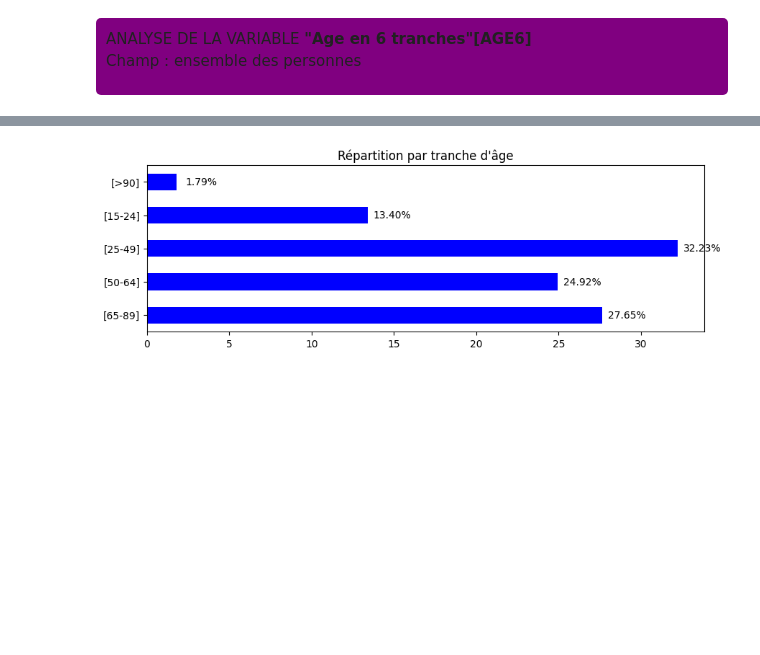
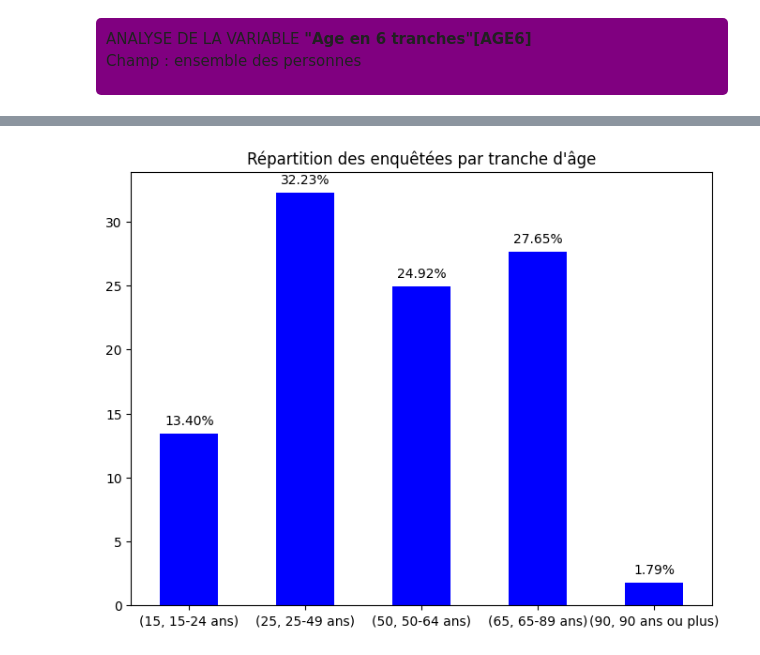
Before and after one commit to Gustiyn/ANALYSE-DES-DONNEES-ACTIVITE-EMPLOI-ET-CHOMAGE---ENQUETE-EMPLOI-EN-CONTINU, a Jupyter notebook: EEC23.ipynb, the cells around one changed output, grey strips where cells are left out. Drawn from its saved outputs; the diff is of its cells as text; code cells hidden in the pictures; blank space fills up the shorter version.

```diff
--- a/EEC23.ipynb
+++ b/EEC23.ipynb
@@ -260,0 +317,5 @@ print(missing_values.loc['AAC'])
+# %%
+eec23_aac = pd.DataFrame()
+eec23_aac['code_mod'] = eec23['AAC'].fillna(0).astype(int).astype(str)
+eec23_aac['mod_lib'] = eec23_aac['code_mod'].map(aac_dict)
+print(eec23_aac)
@@ -261,12 +345,16 @@ print(missing_values.loc['AAC'])
 # %%
-total = eec23['AAC'].value_counts().sum()
-pourcentages = eec23['AAC'].value_counts() / total * 100
+total = eec23_aac.value_counts().sum()
+pourcentages = eec23_aac.value_counts() / total * 100
 
-plt.figure(figsize=(3, 5))
+plt.figure(figsize=(5, 6))
 ax = pourcentages.plot(kind='bar', color='b')
 
+ax = pourcentages.plot(kind='bar', color='b')
 for i in ax.patches:
     ax.text(i.get_x() + i.get_width() / 2, i.get_height() + 0.5, f"{i.get_height():.2f}%", ha='center', va='bottom')
+
+plt.xlabel("")
+plt.ylabel("")
 
 plt.title("Exercice d’une activité antérieure pour les personnes sans emploi")
 ax.set_xticklabels(ax.get_xticklabels(), rotation=0, ha='center')
@@ -294,0 +375,6 @@ print(missing_values.loc['AGE6'])
+# %%
+#Création d'un dictionnaire pour les modalités de la variable ACTEU
+age_varmod = varmod_eec23[varmod_eec23['COD_VAR'] == 'AGE6']
+age_varmod = age_varmod.drop(columns=['TYPE_VAR', 'LONG_VAR'])
+age_dict = dict(zip(age_varmod['COD_MOD'], age_varmod['LIB_MOD']))
+print(age_dict)
@@ -294,0 +383,5 @@ print(missing_values.loc['AGE6'])
+# %%
+eec23_age = pd.DataFrame()
+eec23_age['code_mod'] = eec23['AGE6'].fillna(0).astype(int).astype(str)
+eec23_age['mod_lib'] = eec23_age['code_mod'].map(age_dict)
+print(eec23_age)
@@ -295,29 +403,20 @@ print(missing_values.loc['AGE6'])
 # %%
 #Répartition des personnes enquêtées par tranche d'âge
-dictionnaire_age = {
-    0: '[0:14]',
-    15: '[15-24]',
-    25: '[25-49]',
-    50: '[50-64]',
-    65: '[65-89]',
-    90: '[>90]'
-}
-
-eec23_age = eec23['AGE6'].map(dictionnaire_age)
 
 total = eec23_age.value_counts().sum()
 pourcentages = eec23_age.value_counts(sort=False) / total * 100
 
-plt.figure(figsize=(10, 3))
+plt.figure(figsize=(8, 6))
 
-ax = pourcentages.plot(kind='barh', color='b')
+ax = pourcentages.plot(kind='bar', color='b')
 for i in ax.patches:
-    ax.text(i.get_width() + 1.5, i.get_y() + i.get_height() / 2, f"{i.get_width():.2f}%", ha='center', va='center')
+    ax.text(i.get_x() + i.get_width() / 2, i.get_height() + 0.5, f"{i.get_height():.2f}%", ha='center', va='bottom')
 
 plt.xlabel("")
 plt.ylabel("")
 
-plt.title("Répartition par tranche d'âge")
+plt.title("Répartition des enquêtées par tranche d'âge")
+ax.set_xticklabels(ax.get_xticklabels(), rotation=0, ha='center')
 plt.show()
 # %% [output]
-[figure, old version]
+[figure, new version]
```
Also changed, not shown: parts of 37 cells of this notebook.
